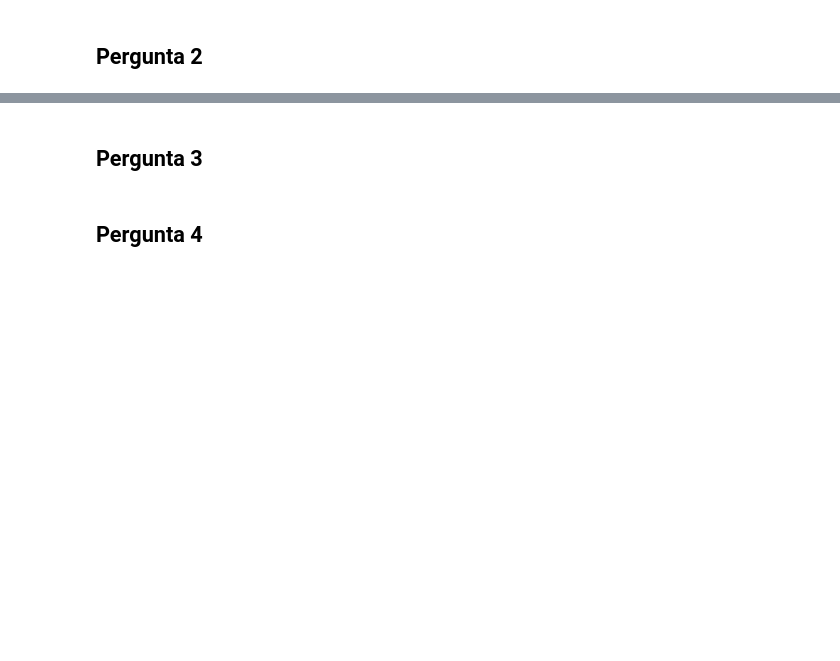
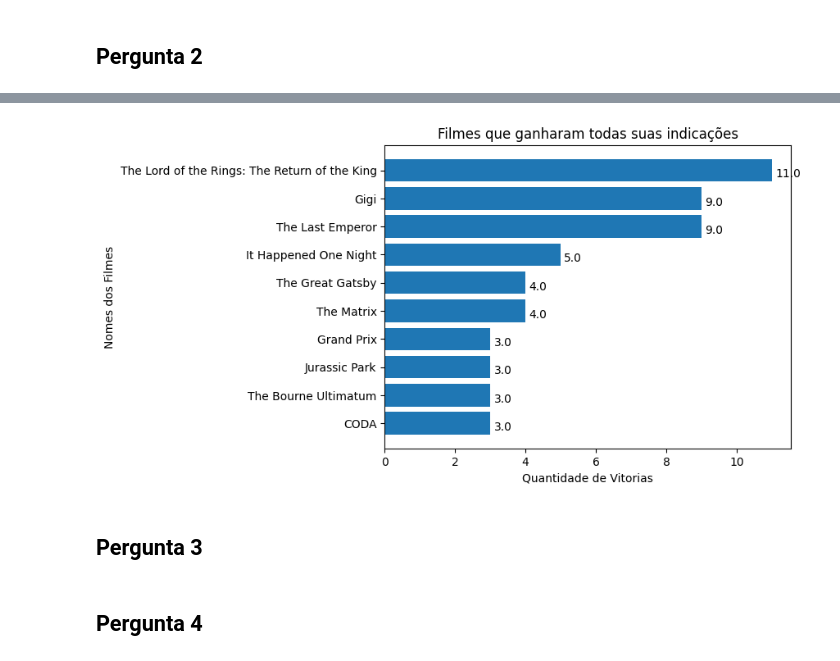
Before and after one commit to marleyabe/analise_oscar_awards, a Jupyter notebook: prova.ipynb, the cells around one changed output, grey strips where cells are left out. Cells and saved outputs as stored; diff of their text form; code cells hidden in the pictures; blank space fills up the shorter version.

```diff
--- a/prova.ipynb
+++ b/prova.ipynb
@@ -80,0 +107,4 @@ df.loc[(df['winner'] == True) & (df['year_ceremony'] > 2022)][['name', 'category
+# %%
+# pegar os filmes que ganharam mais de 2 prêmios e que foram indicados mais de 2 vezes
+winners = df[(df['film_nomination'] > 2) & (df['film_win'] == df['film_nomination'])][['film', 'year_ceremony', 'film_win', 'film_nomination']].drop_duplicates(subset='film').sort_values(by='film_win', ascending=False)
+winners
@@ -81,3 +123,18 @@ df.loc[(df['winner'] == True) & (df['year_ceremony'] > 2022)][['name', 'category
+# %%
+# graficar os filmes que ganharam todas suas indicações
+plt.barh(winners['film'], winners['film_win'])
+plt.ylabel("Nomes dos Filmes")
+plt.xlabel("Quantidade de Vitorias")
+
+# coloca o numero exato de vitorias ao lado da barra
+for i, v in enumerate(winners['film_win']):
+    plt.text(v + 0.1, i + .25, str(v))
+
+plt.title("Filmes que ganharam todas suas indicações")
+plt.gca().invert_yaxis()
+plt.show()
+# %% [output]
+[figure, added]
 # %% [markdown]
 ## Pergunta 3
 # %% [markdown]
```
Also changed, not shown: parts of 11 cells of this notebook.
